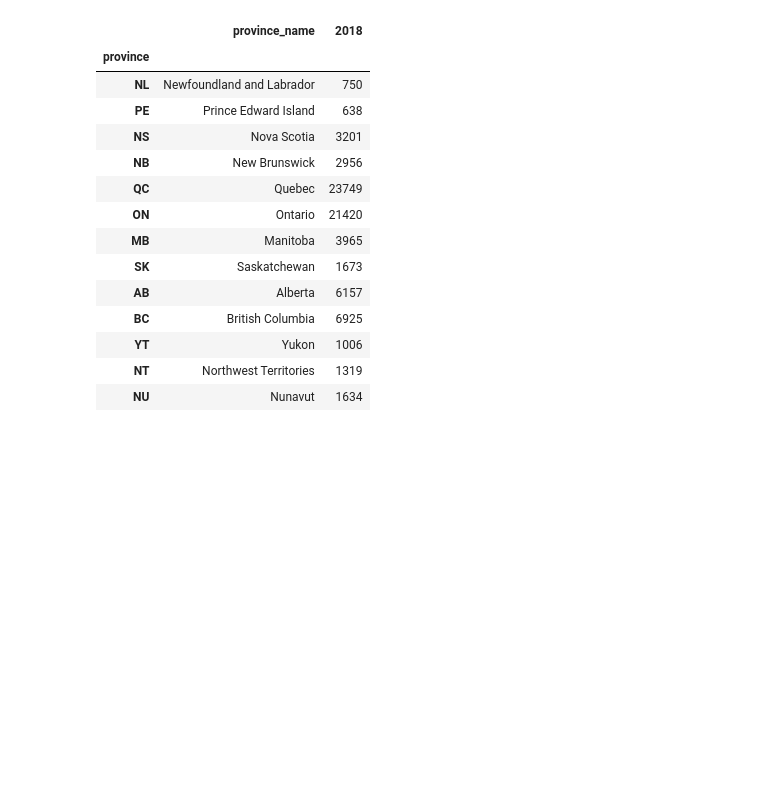
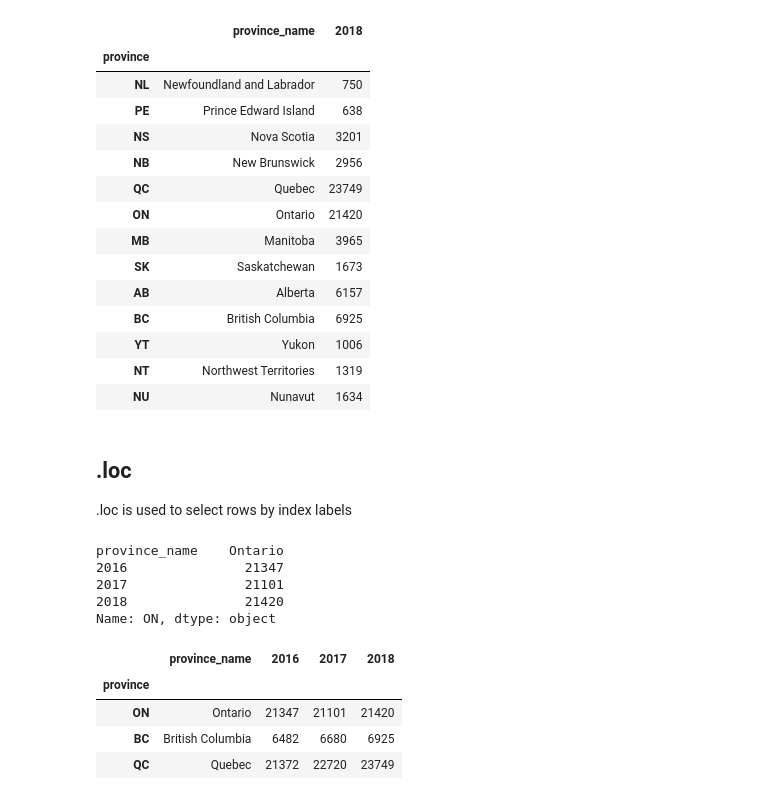
Before and after one commit to IgaMeddie/Data_Science_101, a Jupyter notebook: pandas_101.ipynb, the cells around one changed output. Drawn from its saved outputs; the diff is of its cells as text; code cells hidden in the pictures; blank space fills up the shorter version.

```diff
--- a/pandas_101.ipynb
+++ b/pandas_101.ipynb
@@ -560,3 +560,25 @@ prov_support[['province_name', '2018']]
 | YT | Yukon | 1006 |
 | NT | Northwest Territories | 1319 |
 | NU | Nunavut | 1634 |
+# %% [markdown]
+## .loc
+
+.loc is used to select rows by index labels
+# %%
+# Select data for Ontario by the label 'ON':
+prov_support.loc['ON']
+# %% [output]
+province_name    Ontario
+2016               21347
+2017               21101
+2018               21420
+Name: ON, dtype: object
+# %%
+# Selecting data for Ontario, British Columbia and Quebec by labels:
+prov_support.loc[['ON', 'BC', 'QC']]
+# %% [output]
+|  | province_name | 2016 | 2017 | 2018 |
+| province |  |  |  |  |
+| ON | Ontario | 21347 | 21101 | 21420 |
+| BC | British Columbia | 6482 | 6680 | 6925 |
+| QC | Quebec | 21372 | 22720 | 23749 |
```
